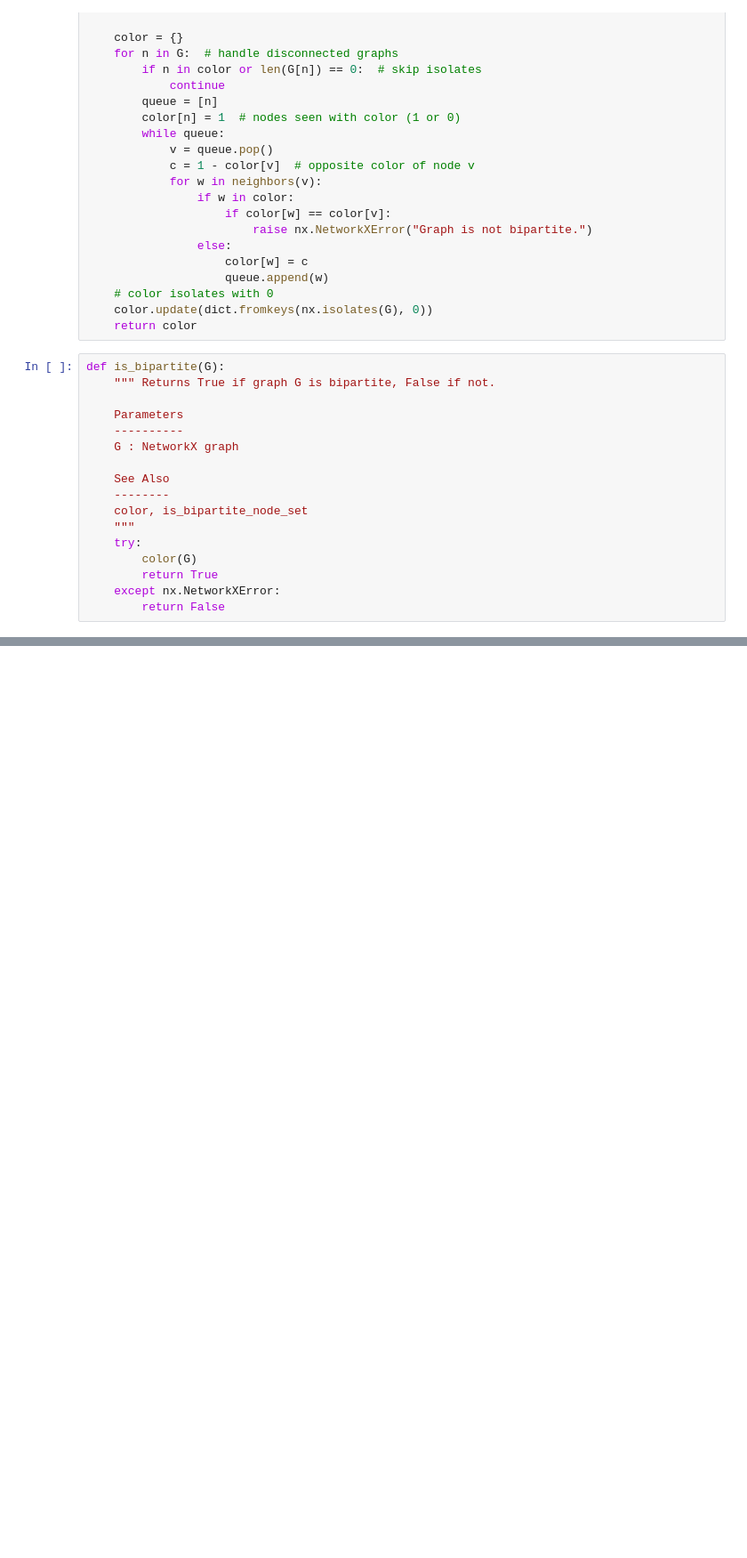
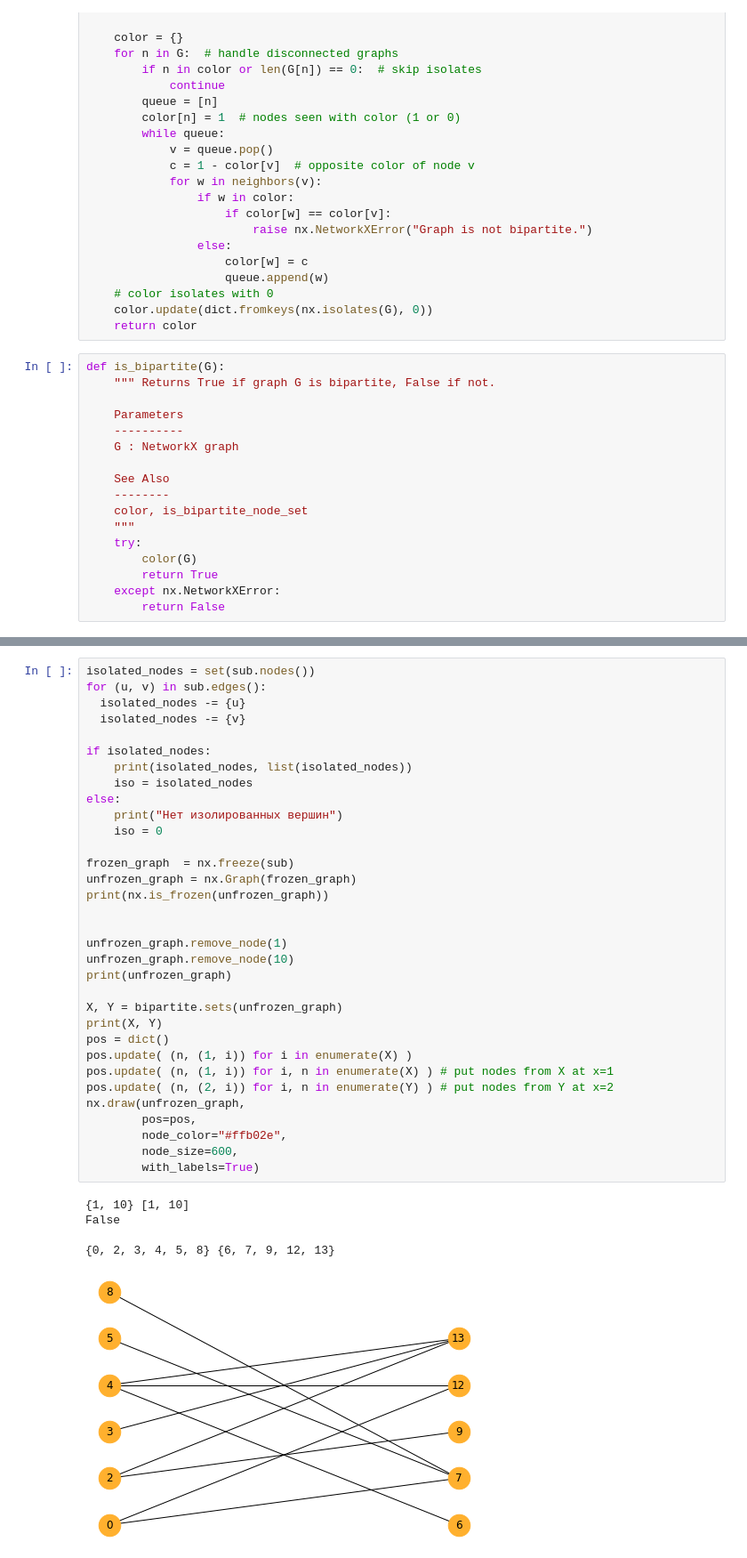
Before and after one commit to OlyaKotova/Graphs, a Jupyter notebook: diplom.ipynb, the cells around one changed output, grey strips where cells are left out. Shown at 89% size. Drawn from its saved outputs; the diff is of its cells as text; blank space fills up the shorter version.

```diff
--- a/diplom.ipynb
+++ b/diplom.ipynb
@@ -175,0 +192,39 @@ Bipartite: True
+# %%
+isolated_nodes = set(sub.nodes())
+for (u, v) in sub.edges():
+  isolated_nodes -= {u}
+  isolated_nodes -= {v}
+
+if isolated_nodes:
+    print(isolated_nodes, list(isolated_nodes))
+    iso = isolated_nodes
+else:
+    print("Нет изолированных вершин")
+    iso = 0
+
+frozen_graph  = nx.freeze(sub)
+unfrozen_graph = nx.Graph(frozen_graph)
+print(nx.is_frozen(unfrozen_graph))
+
+
+unfrozen_graph.remove_node(1)
+unfrozen_graph.remove_node(10)
+print(unfrozen_graph)
+
+X, Y = bipartite.sets(unfrozen_graph)
+print(X, Y)
+pos = dict()
+pos.update( (n, (1, i)) for i in enumerate(X) )
+pos.update( (n, (1, i)) for i, n in enumerate(X) ) # put nodes from X at x=1
+pos.update( (n, (2, i)) for i, n in enumerate(Y) ) # put nodes from Y at x=2
+nx.draw(unfrozen_graph,
+        pos=pos,
+        node_color="#ffb02e",
+        node_size=600,
+        with_labels=True)
+# %% [output]
+{1, 10} [1, 10]
+False
+
+{0, 2, 3, 4, 5, 8} {6, 7, 9, 12, 13}
+[figure, added]
```
Also changed, not shown: parts of 7 cells of this notebook.
